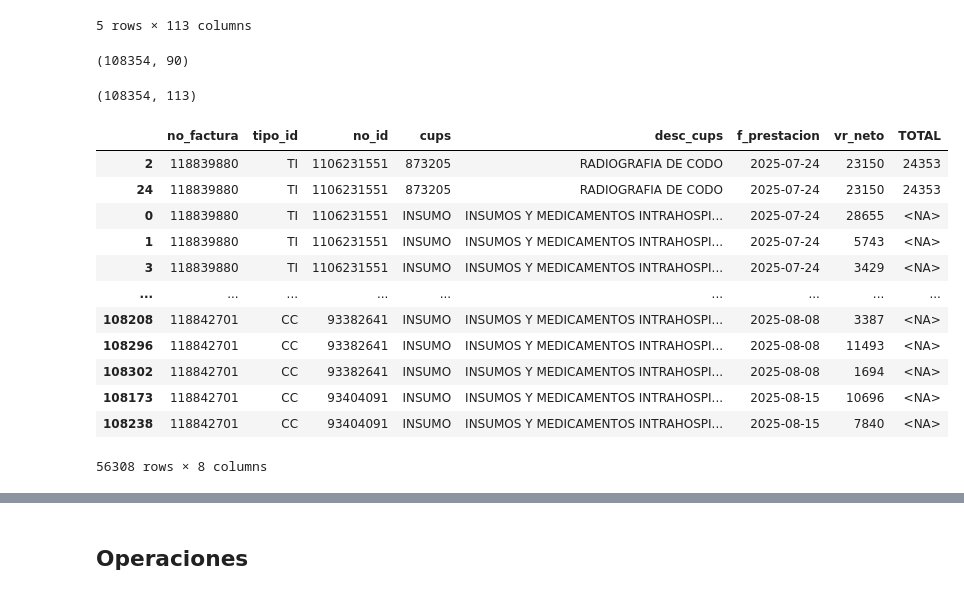
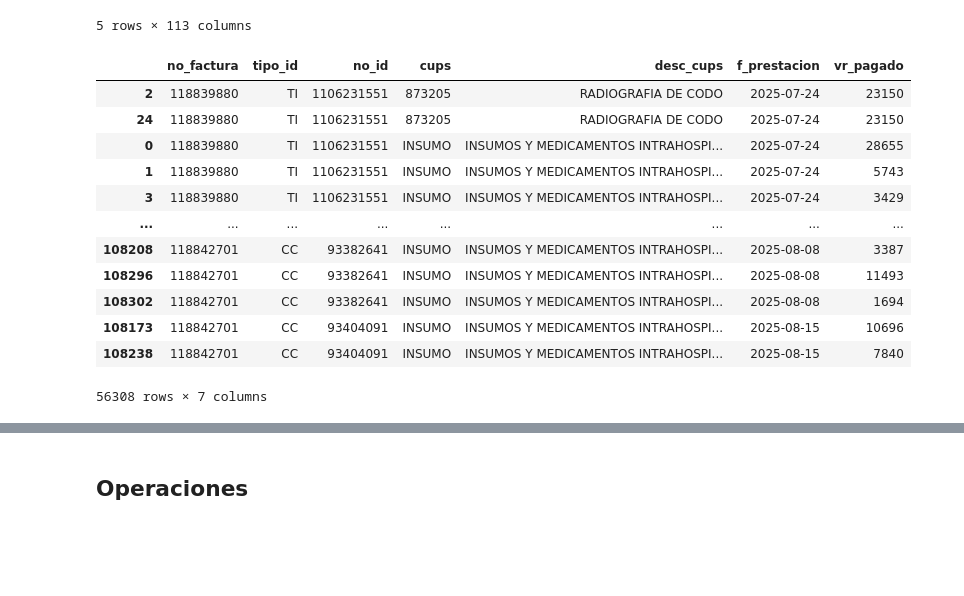
Before and after one commit to Guerrero1442/retroactivos-clinica-colsanitas, a Jupyter notebook: src/retroactivo_costo.ipynb, the cells around one changed output, grey strips where cells are left out. Drawn from its saved outputs; the diff is of its cells as text; code cells hidden in the pictures; blank space fills up the shorter version.

```diff
--- a/src/retroactivo_costo.ipynb
+++ b/src/retroactivo_costo.ipynb
@@ -14,12 +14,8 @@ upc_columns = {
     "no_factura": string_pa,
 }
 # %%
-upc_data_path = Path(
-    r"C:\Users\CamiloAlexanderArias\Proyectos\python\retroactivos-clinica-colsanitas\outputs\upc_data.csv"
-)
-resultados_path = Path(
-    r"C:\Users\CamiloAlexanderArias\Proyectos\python\retroactivos-clinica-colsanitas\outputs\resultados.csv"
-)
+upc_data_path = Path(r"..\outputs\upc_data.csv")
+resultados_path = Path(r"..\outputs\resultados.csv")
 # %%
 df_upc = pd.read_csv(upc_data_path, sep="|", dtype=upc_columns, dtype_backend="pyarrow")
 df_upc.head()
@@ -85,10 +77,9 @@ df_upc.loc[
 56308 rows × 7 columns
 # %%
 df_tarifas_2025 = pd.read_excel(
-    r"C:\Users\CamiloAlexanderArias\Proyectos\python\retroactivos-clinica-colsanitas\inputs\30348_ANEXO_800149384_CLINICA KERALTY IBAGUE (2025).xlsx",
+    r"..\inputs\30348_ANEXO_800149384_CLINICA KERALTY IBAGUE (2025).xlsx",
     sheet_name="ANEXO",
     skiprows=18,
-    dtype_backend="pyarrow",
 )
 
 df_tarifas_2025.head()
@@ -118,44 +109,35 @@ df_merge_upc.head()
 | 3 | 47017912 | None | 1790611239 | SERVICIO URGENCIA | None | None | 800149384 | CLINICA KERALTY IBAGUE | 73 | ... |
 | 4 | 47033892 | None | 1790611239 | SERVICIO URGENCIA | None | None | 800149384 | CLINICA KERALTY IBAGUE | 73 | ... |
 5 rows × 113 columns
-# %%
-df_upc.shape
-# %% [output]
-(108354, 90)
-# %%
-df_merge_upc.shape
-# %% [output]
-(108354, 113)
 # %%
 df_merge_upc.loc[
     df_merge_upc.duplicated(
         subset=["no_factura", "tipo_id", "no_id", "cups", "f_prestacion"], keep=False
     )
 ].sort_values(
     by=["no_factura", "tipo_id", "no_id", "cups", "f_prestacion"], ascending=[True] * 5
 )[
     [
         "no_factura",
         "tipo_id",
         "no_id",
         "cups",
         "desc_cups",
         "f_prestacion",
-        "vr_neto",
-        "TOTAL",
+        "vr_pagado",
     ]
 ]
 # %% [output]
-|  | no_factura | tipo_id | no_id | cups | desc_cups | f_prestacion | vr_neto | TOTAL |
-| 2 | 118839880 | TI | 1106231551 | 873205 | RADIOGRAFIA DE CODO | 2025-07-24 | 23150 | 24353 |
-| 24 | 118839880 | TI | 1106231551 | 873205 | RADIOGRAFIA DE CODO | 2025-07-24 | 23150 | 24353 |
-| 0 | 118839880 | TI | 1106231551 | INSUMO | INSUMOS Y MEDICAMENTOS INTRAHOSPI... | 2025-07-24 | 28655 | <NA> |
-| 1 | 118839880 | TI | 1106231551 | INSUMO | INSUMOS Y MEDICAMENTOS INTRAHOSPI... | 2025-07-24 | 5743 | <NA> |
-| 3 | 118839880 | TI | 1106231551 | INSUMO | INSUMOS Y MEDICAMENTOS INTRAHOSPI... | 2025-07-24 | 3429 | <NA> |
-| ... | ... | ... | ... | ... | ... | ... | ... | ... |
-| 108208 | 118842701 | CC | 93382641 | INSUMO | INSUMOS Y MEDICAMENTOS INTRAHOSPI... | 2025-08-08 | 3387 | <NA> |
-| 108296 | 118842701 | CC | 93382641 | INSUMO | INSUMOS Y MEDICAMENTOS INTRAHOSPI... | 2025-08-08 | 11493 | <NA> |
-| 108302 | 118842701 | CC | 93382641 | INSUMO | INSUMOS Y MEDICAMENTOS INTRAHOSPI... | 2025-08-08 | 1694 | <NA> |
-| 108173 | 118842701 | CC | 93404091 | INSUMO | INSUMOS Y MEDICAMENTOS INTRAHOSPI... | 2025-08-15 | 10696 | <NA> |
-| 108238 | 118842701 | CC | 93404091 | INSUMO | INSUMOS Y MEDICAMENTOS INTRAHOSPI... | 2025-08-15 | 7840 | <NA> |
+|  | no_factura | tipo_id | no_id | cups | desc_cups | f_prestacion | vr_pagado |
+| 2 | 118839880 | TI | 1106231551 | 873205 | RADIOGRAFIA DE CODO | 2025-07-24 | 23150 |
+| 24 | 118839880 | TI | 1106231551 | 873205 | RADIOGRAFIA DE CODO | 2025-07-24 | 23150 |
+| 0 | 118839880 | TI | 1106231551 | INSUMO | INSUMOS Y MEDICAMENTOS INTRAHOSPI... | 2025-07-24 | 28655 |
+| 1 | 118839880 | TI | 1106231551 | INSUMO | INSUMOS Y MEDICAMENTOS INTRAHOSPI... | 2025-07-24 | 5743 |
+| 3 | 118839880 | TI | 1106231551 | INSUMO | INSUMOS Y MEDICAMENTOS INTRAHOSPI... | 2025-07-24 | 3429 |
+| ... | ... | ... | ... | ... | ... | ... | ... |
+| 108208 | 118842701 | CC | 93382641 | INSUMO | INSUMOS Y MEDICAMENTOS INTRAHOSPI... | 2025-08-08 | 3387 |
+| 108296 | 118842701 | CC | 93382641 | INSUMO | INSUMOS Y MEDICAMENTOS INTRAHOSPI... | 2025-08-08 | 11493 |
+| 108302 | 118842701 | CC | 93382641 | INSUMO | INSUMOS Y MEDICAMENTOS INTRAHOSPI... | 2025-08-08 | 1694 |
+| 108173 | 118842701 | CC | 93404091 | INSUMO | INSUMOS Y MEDICAMENTOS INTRAHOSPI... | 2025-08-15 | 10696 |
+| 108238 | 118842701 | CC | 93404091 | INSUMO | INSUMOS Y MEDICAMENTOS INTRAHOSPI... | 2025-08-15 | 7840 |
-56308 rows × 8 columns
+56308 rows × 7 columns
```
Also changed, not shown: parts of 38 cells of this notebook, 7 other files.
